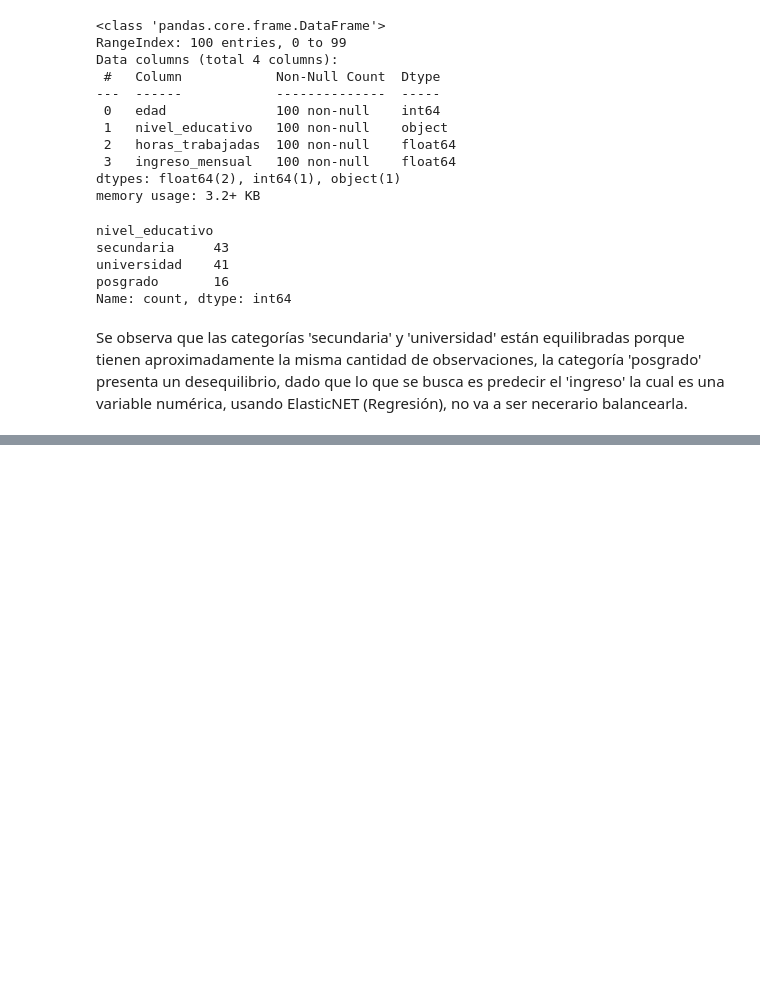
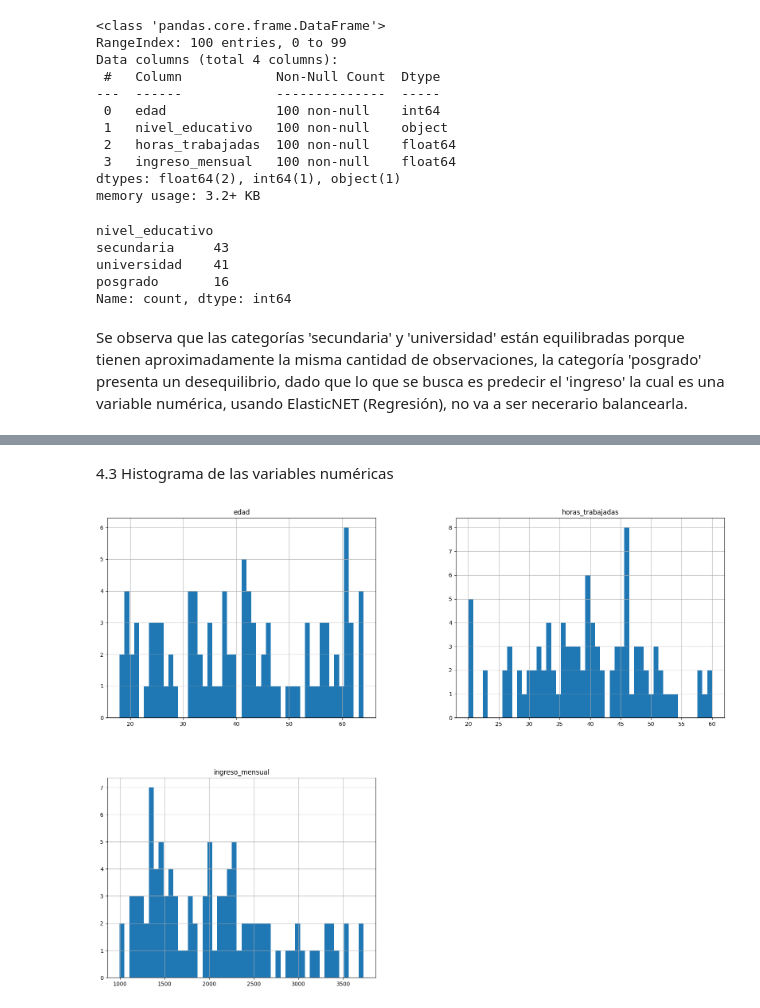
Before and after one commit to dianapduran/modelo-regresion, a Jupyter notebook: notebooks/EDA.ipynb, the cells around one changed output, grey strips where cells are left out. Saved outputs shown, nothing was run; the diff lists cells and outputs as text; code cells hidden in the pictures; blank space fills up the shorter version.

```diff
--- a/notebooks/EDA.ipynb
+++ b/notebooks/EDA.ipynb
@@ -114,0 +130,8 @@ Se observa que las categorías 'secundaria' y 'universidad' están equilibradas
+# %% [markdown]
+4.3 Histograma de las variables numéricas
+# %%
+# El método `hist()` nos permite visualizar la distribución de los datos numéricos en el DataFrame.
+data.hist(bins=50, figsize=(20, 15))
+plt.show()
+# %% [output]
+[figure, added]
```
Also changed, not shown: parts of 9 cells of this notebook.
